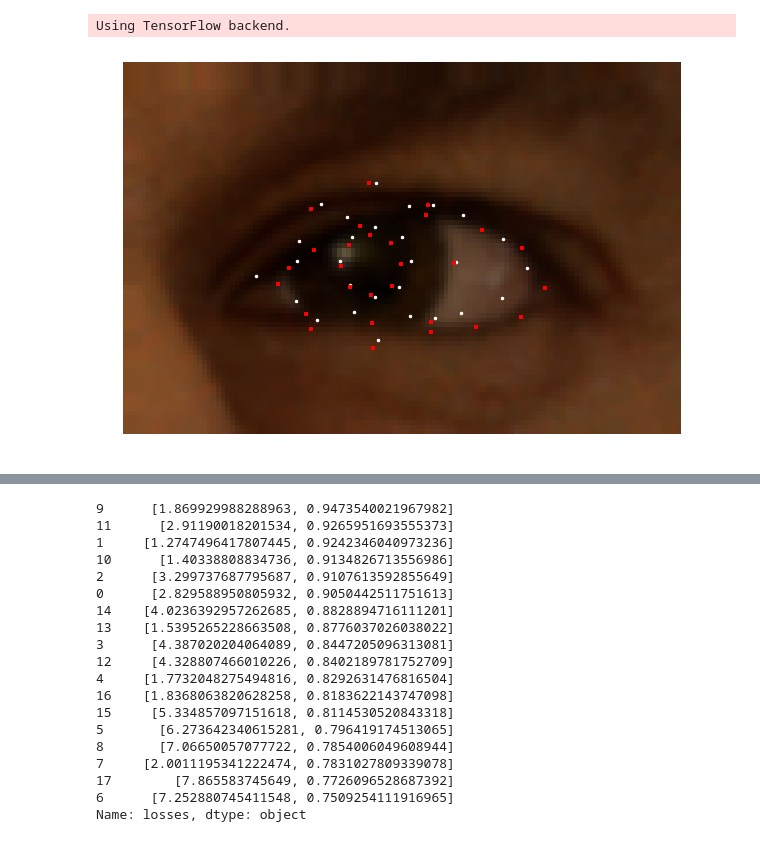
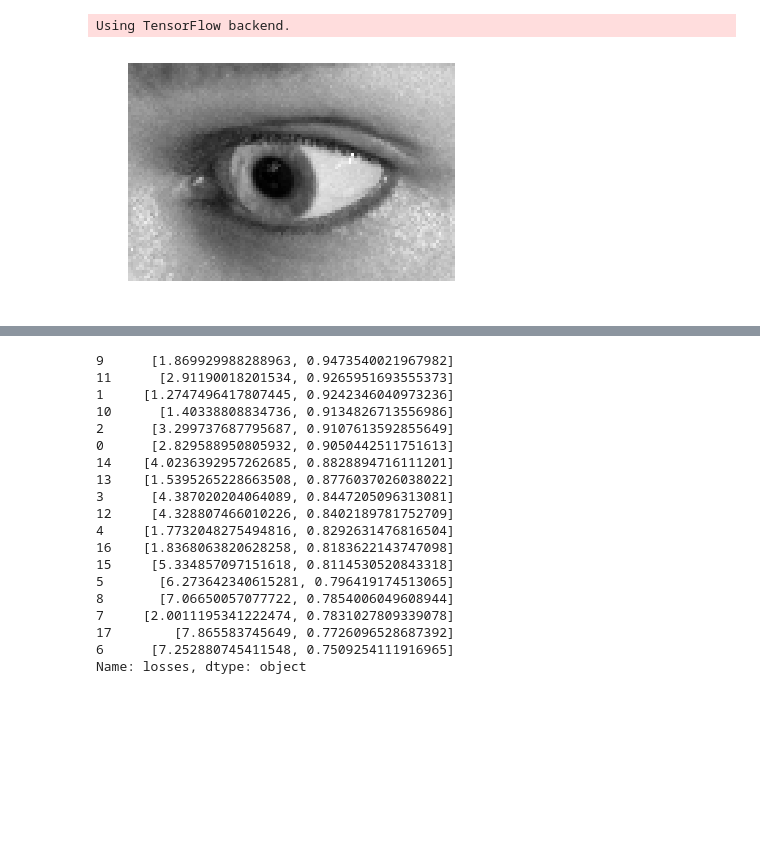
Before and after one commit to danakianfar/landmark_detection, a Jupyter notebook: evaluation.ipynb, the cells around one changed output, grey strips where cells are left out. Cells and saved outputs as stored; diff of their text form; code cells hidden in the pictures; blank space fills up the shorter version.

```diff
--- a/evaluation.ipynb
+++ b/evaluation.ipynb
@@ -5,6 +5,12 @@ from keras import backend as K
 from keras.models import Model, load_model
 # %% [output]
 Using TensorFlow backend.
+# %%
+plt.imshow(bw_images_train[0,:,:,:].reshape(80,120).astype(np.float32), cmap='gray')
+plt.axis('off')
+plt.show()
+# %% [output]
+[figure, added]
 # %%
 import pickle
 import numpy as np
@@ -14,11 +20,6 @@ import glob
 import pandas as pd
 import re
 import os
-# %%
-i = np.random.choice(num_samples)
-plot_2d_landmarks(augmented_images_test[i,:,:,:], augmented_ldmks_2d_test[i,:,:], preds[i,:,:])
-# %% [output]
-[figure, removed]
 # %%
 def plot_2d_landmarks(img, true, pred):
     fig, ax = plt.subplots(nrows=1, ncols=1, figsize=(10,10))
```
Also changed, not shown: parts of 14 cells of this notebook, 27 other files.
